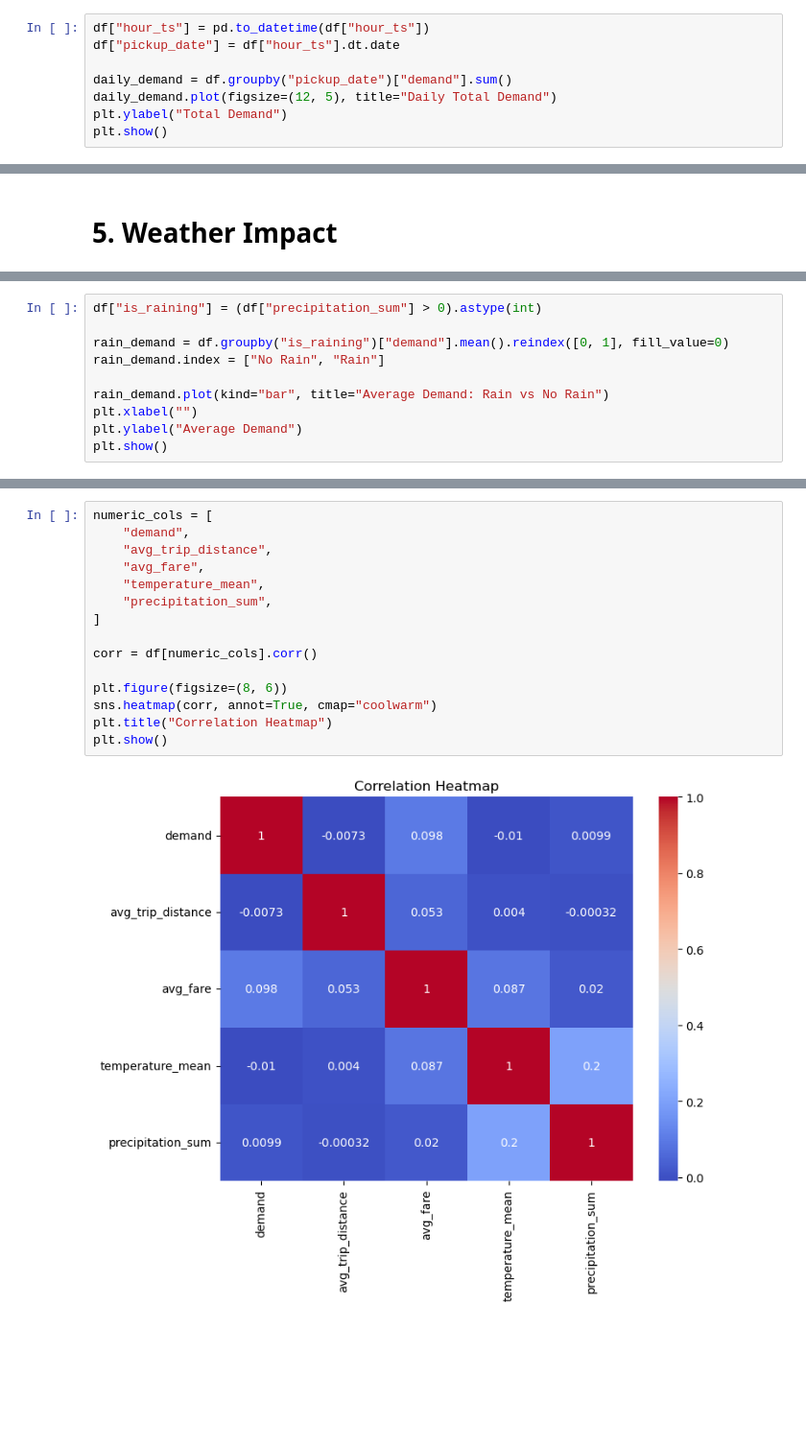
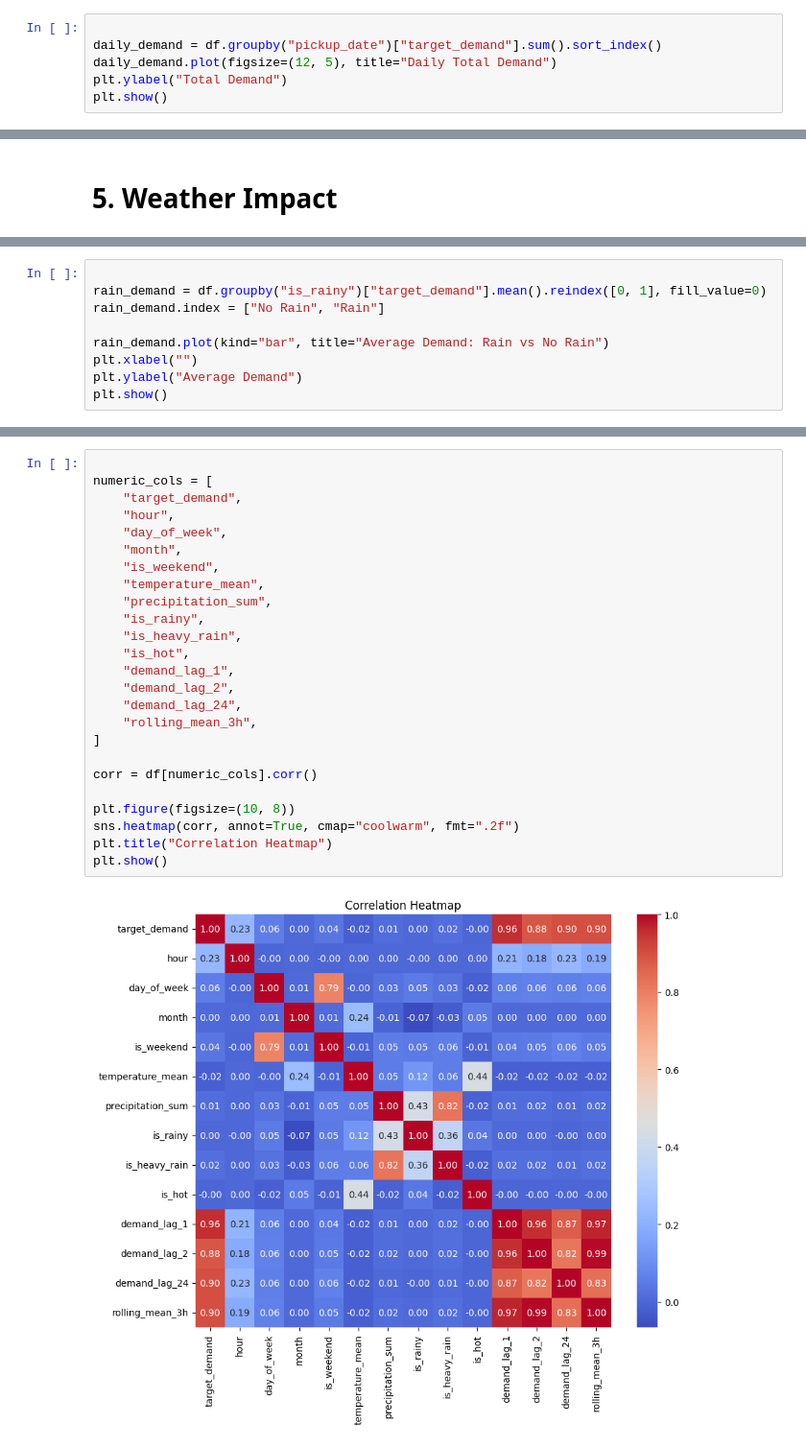
Before and after one commit to prppy/nyc-taxi-mlops, a Jupyter notebook: source/mlops/eda.ipynb, the cells around one changed output, grey strips where cells are left out. Shown at 96% size. Drawn from its saved outputs; the diff is of its cells as text; blank space fills up the shorter version.

```diff
--- a/source/mlops/eda.ipynb
+++ b/source/mlops/eda.ipynb
@@ -80,8 +236,6 @@ missing_df[missing_df["missing_count"] > 0].sort_values("missing_pct", ascending
 # %%
-df["hour_ts"] = pd.to_datetime(df["hour_ts"])
-df["pickup_date"] = df["hour_ts"].dt.date
 
-daily_demand = df.groupby("pickup_date")["demand"].sum()
+daily_demand = df.groupby("pickup_date")["target_demand"].sum().sort_index()
 daily_demand.plot(figsize=(12, 5), title="Daily Total Demand")
 plt.ylabel("Total Demand")
 plt.show()
@@ -214,7 +296,6 @@ Name: precipitation_sum, dtype: float64
 # %%
-df["is_raining"] = (df["precipitation_sum"] > 0).astype(int)
 
-rain_demand = df.groupby("is_raining")["demand"].mean().reindex([0, 1], fill_value=0)
+rain_demand = df.groupby("is_rainy")["target_demand"].mean().reindex([0, 1], fill_value=0)
 rain_demand.index = ["No Rain", "Rain"]
 
 rain_demand.plot(kind="bar", title="Average Demand: Rain vs No Rain")
@@ -264,17 +405,27 @@ plt.show()
 # %%
+
 numeric_cols = [
-    "demand",
-    "avg_trip_distance",
-    "avg_fare",
+    "target_demand",
+    "hour",
+    "day_of_week",
+    "month",
+    "is_weekend",
     "temperature_mean",
     "precipitation_sum",
+    "is_rainy",
+    "is_heavy_rain",
+    "is_hot",
+    "demand_lag_1",
+    "demand_lag_2",
+    "demand_lag_24",
+    "rolling_mean_3h",
 ]
 
 corr = df[numeric_cols].corr()
 
-plt.figure(figsize=(8, 6))
-sns.heatmap(corr, annot=True, cmap="coolwarm")
+plt.figure(figsize=(10, 8))
+sns.heatmap(corr, annot=True, cmap="coolwarm", fmt=".2f")
 plt.title("Correlation Heatmap")
 plt.show()
 # %% [output]
-[figure, old version]
+[figure, new version]
```
Also changed, not shown: parts of 40 cells of this notebook, 4 other files.
